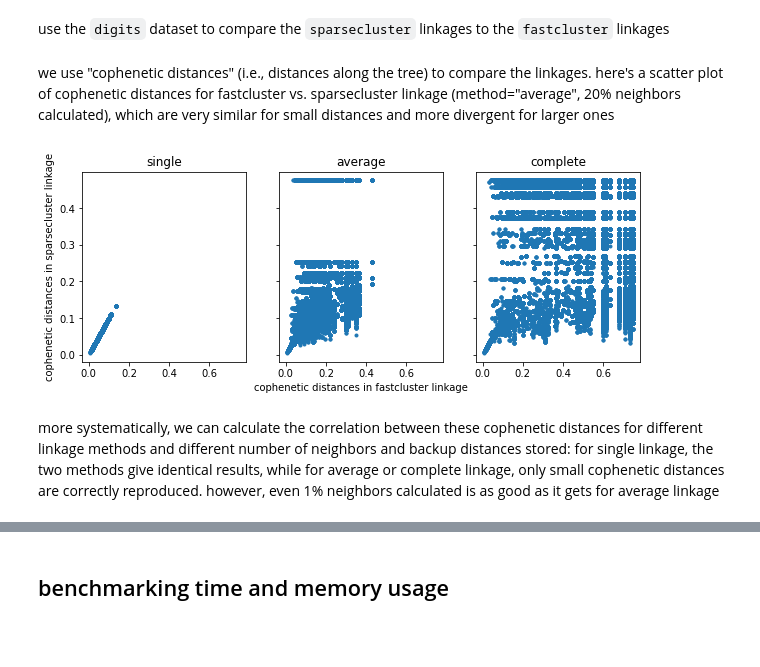
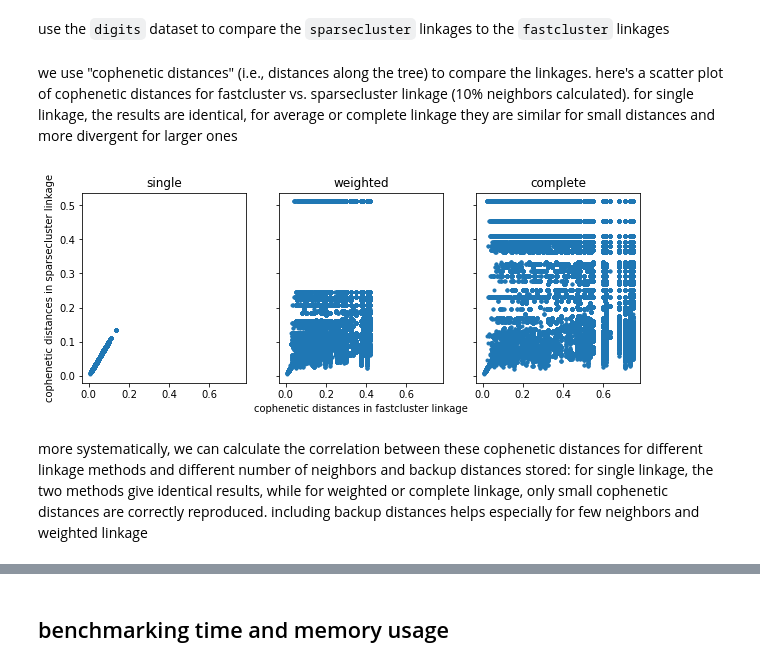
Before and after one commit to bobermayer/sparsecluster, a Jupyter notebook: sparsecluster_demo.ipynb, the cells around one changed output, grey strips where cells are left out. Saved outputs shown, nothing was run; the diff lists cells and outputs as text; code cells hidden in the pictures; blank space fills up the shorter version.

Commit message:
average -> weighted

```diff
--- a/sparsecluster_demo.ipynb
+++ b/sparsecluster_demo.ipynb
@@ -102,12 +102,12 @@ nc=10
 metric='cosine'
 
 fastcluster_linkage = {}
-for method in ("single", "complete", "average"):
+for method in ("single", "complete", "weighted"):
     fastcluster_linkage[method] = fastcluster.linkage(X, method=method, metric=metric)
 
 sparsecluster_linkage = {}
 for nfrac in [.01, .02, .05, .1, .2, .5]:
-    for bfrac in [0, 1, 2, 5]:
+    for bfrac in [0, 1, 5]:
         nn = int(nfrac*X.shape[0])
         for r in range(3):
             Zs, ds = sparsecluster.linkage(X, metric=metric, method='single',
@@ -116,28 +116,28 @@ for nfrac in [.01, .02, .05, .1, .2, .5]:
                                            return_distance=True)
 
             Zc = sparsecluster.linkage(X, dist=ds, metric=metric, method='complete')
-            Za = sparsecluster.linkage(X, dist=ds, metric=metric, method='average')
+            Zw = sparsecluster.linkage(X, dist=ds, metric=metric, method='weighted')
 
             sparsecluster_linkage[('single',nfrac, bfrac, r)] = Zs
             sparsecluster_linkage[('complete',nfrac, bfrac, r)] = Zc
-            sparsecluster_linkage[('average',nfrac, bfrac, r)] = Za
+            sparsecluster_linkage[('weighted',nfrac, bfrac, r)] = Zw
 # %% [markdown]
-we use "cophenetic distances" (i.e., distances along the tree) to compare the linkages. here's a scatter plot of cophenetic distances for fastcluster vs. sparsecluster linkage (method="average", 20% neighbors calculated), which are very similar for small distances and more divergent for larger ones
+we use "cophenetic distances" (i.e., distances along the tree) to compare the linkages. here's a scatter plot of cophenetic distances for fastcluster vs. sparsecluster linkage (10% neighbors calculated). for single linkage, the results are identical, for average or complete linkage they are similar for small distances and more divergent for larger ones
 # %%
 fig,axs=plt.subplots(1,3,figsize=(10,3.5), sharex=True, sharey=True)
-for n,method in enumerate(['single','average','complete']):
+for n,method in enumerate(['single','weighted','complete']):
     d1=scipy.cluster.hierarchy.cophenet(fastcluster_linkage[method])
-    d2=scipy.cluster.hierarchy.cophenet(sparsecluster_linkage[(method,.02,2,0)])
+    d2=scipy.cluster.hierarchy.cophenet(sparsecluster_linkage[(method,.01,1,0)])
     axs[n].plot(d1,d2,'.')
     if n==1:
         axs[n].set_xlabel('cophenetic distances in fastcluster linkage')
     if n==0:
         axs[n].set_ylabel('cophenetic distances in sparsecluster linkage')
     axs[n].set_title(method)
 # %% [output]
-[figure, old version]
+[figure, new version]
 # %% [markdown]
-more systematically, we can calculate the correlation between these cophenetic distances for different linkage methods and different number of neighbors and backup distances stored: for single linkage, the two methods give identical results, while for average or complete linkage, only small cophenetic distances are correctly reproduced. however, even 1% neighbors calculated is as good as it gets for average linkage
+more systematically, we can calculate the correlation between these cophenetic distances for different linkage methods and different number of neighbors and backup distances stored: for single linkage, the two methods give identical results, while for weighted or complete linkage, only small cophenetic distances are correctly reproduced. including backup distances helps especially for few neighbors and weighted linkage
 # %%
 cc=dict((k,scipy.stats.pearsonr(scipy.cluster.hierarchy.cophenet(fastcluster_linkage[k[0]]),
                                 scipy.cluster.hierarchy.cophenet(sparsecluster_linkage[k]))[0])
```
Also changed, not shown: parts of 5 cells of this notebook, 1 other file.
